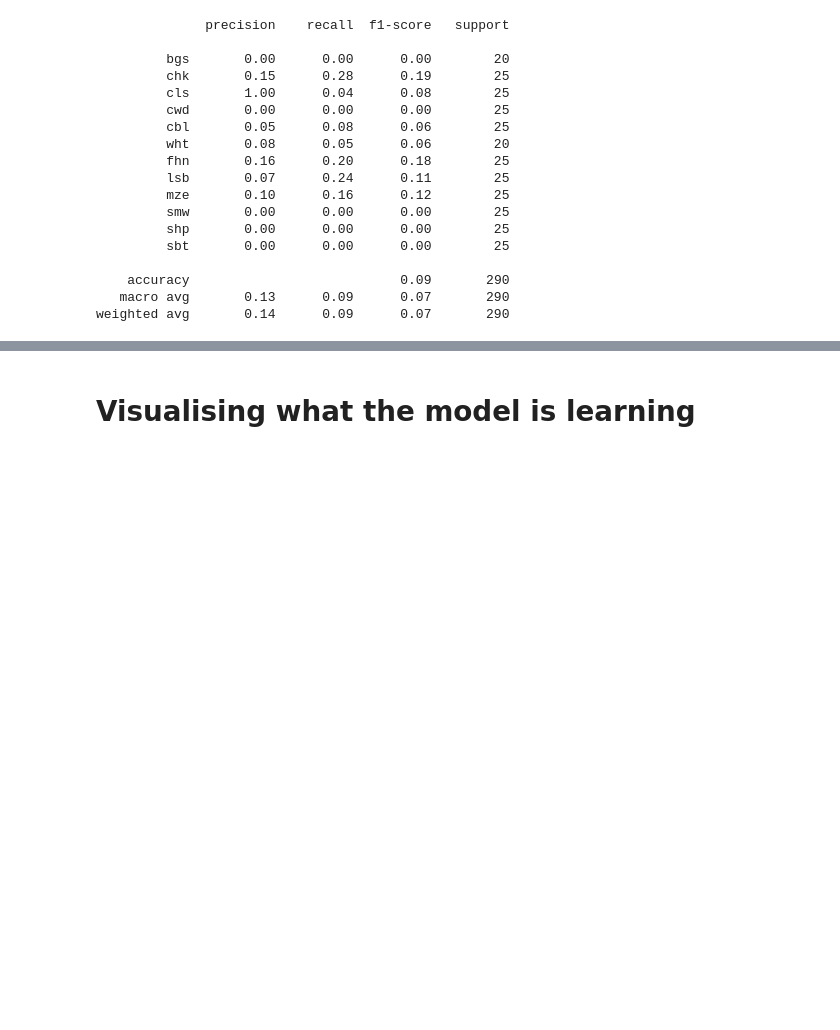
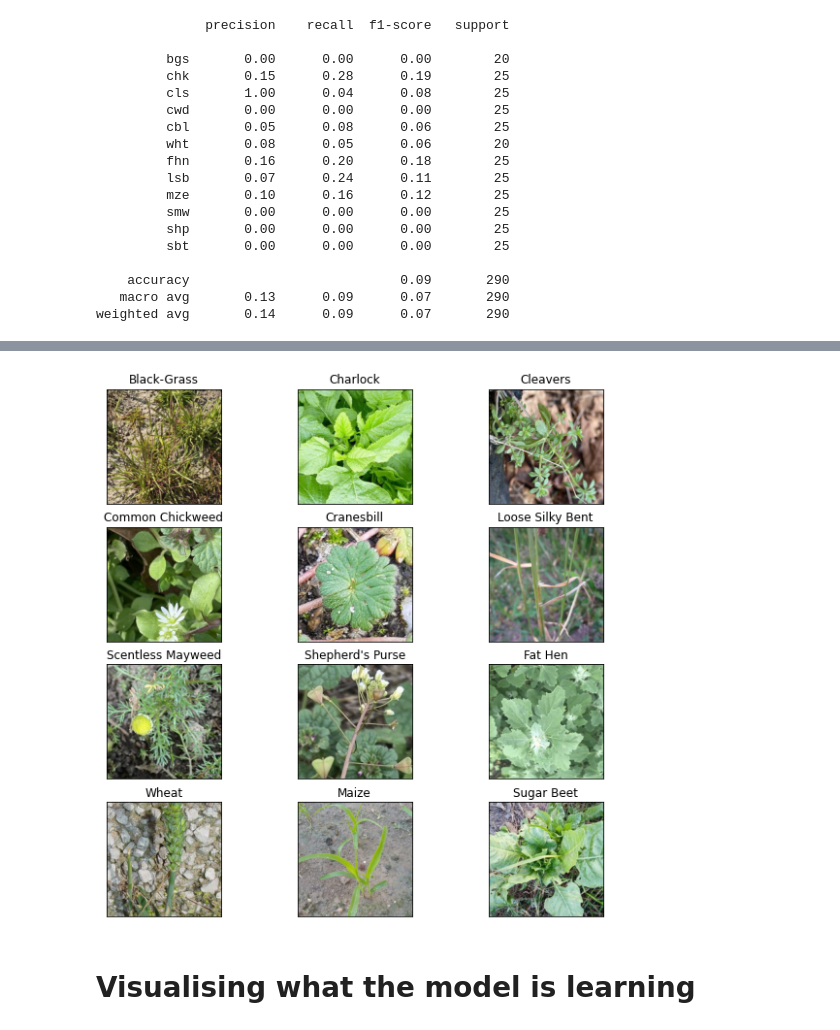
Before and after one commit to FlorenceGalliers/C7082-assignment, a Jupyter notebook: scripts/final-model.ipynb, the cells around one changed output, grey strips where cells are left out. Saved outputs shown, nothing was run; the diff lists cells and outputs as text; code cells hidden in the pictures; blank space fills up the shorter version.

```diff
--- a/scripts/final-model.ipynb
+++ b/scripts/final-model.ipynb
@@ -465,3 +467,95 @@ weighted avg       0.14      0.09      0.07       290
+# %%
+from PIL import Image
+# Looking at a sample of GBIF Images
+fig = plt.figure(figsize=(10, 10))
+# Image 1 - Black Grass
+im1 = fig.add_subplot(4, 3, 1)
+im1.set_title("Black-Grass")
+im1.set_xticks([])
+im1.set_yticks([])
+pil_img = Image.open(os.path.join(new_path, 'bgs', '10.jpg'))
+im1.imshow(pil_img)
+# Image 2 - Chickweed
+im2 = fig.add_subplot(4, 3, 2)
+im2.set_title("Charlock")
+im2.set_xticks([])
+im2.set_yticks([])
+pil_img = Image.open(os.path.join(new_path, 'chk', '10.jpg'))
+im2.imshow(pil_img)
+# Image 3 - Cleavers
+im3 = fig.add_subplot(4, 3, 3)
+im3.set_title("Cleavers")
+im3.set_xticks([])
+im3.set_yticks([])
+pil_img = Image.open(os.path.join(new_path, 'cls', '10.jpg'))
+im3.imshow(pil_img)
+
+im4 = fig.add_subplot(4, 3, 4)
+im4.set_title("Common Chickweed")
+im4.set_xticks([])
+im4.set_yticks([])
+pil_img = Image.open(os.path.join(new_path, 'cwd', '10.jpg'))
+im4.imshow(pil_img)
+
+im5 = fig.add_subplot(4, 3, 5)
+im5.set_title("Cranesbill")
+im5.set_xticks([])
+im5.set_yticks([])
+pil_img = Image.open(os.path.join(new_path, 'cbl', '10.jpg'))
+im5.imshow(pil_img)
+
+im6 = fig.add_subplot(4, 3, 6)
+im6.set_title("Loose Silky Bent")
+im6.set_xticks([])
+im6.set_yticks([])
+pil_img = Image.open(os.path.join(new_path, 'lsb', '10.jpg'))
+im6.imshow(pil_img)
+
+im7 = fig.add_subplot(4, 3, 7)
+im7.set_title("Scentless Mayweed")
+im7.set_xticks([])
+im7.set_yticks([])
+pil_img = Image.open(os.path.join(new_path, 'smw', '10.jpg'))
+im7.imshow(pil_img)
+
+im8 = fig.add_subplot(4, 3, 8)
+im8.set_title("Shepherd's Purse")
+im8.set_xticks([])
+im8.set_yticks([])
+pil_img = Image.open(os.path.join(new_path, 'shp', '10.jpg'))
+im8.imshow(pil_img)
+
+im9 = fig.add_subplot(4, 3, 9)
+im9.set_title("Fat Hen")
+im9.set_xticks([])
+im9.set_yticks([])
+pil_img = Image.open(os.path.join(new_path, 'fhn', '10.jpg'))
+im9.imshow(pil_img)
+
+im10 = fig.add_subplot(4, 3, 10)
+im10.set_title("Wheat")
+im10.set_xticks([])
+im10.set_yticks([])
+pil_img = Image.open(os.path.join(new_path, 'wht', '10.jpg'))
+im10.imshow(pil_img)
+
+im11 = fig.add_subplot(4, 3, 11)
+im11.set_title("Maize")
+im11.set_xticks([])
+im11.set_yticks([])
+pil_img = Image.open(os.path.join(new_path, 'mze', '10.jpg'))
+im11.imshow(pil_img)
+
+im12 = fig.add_subplot(4, 3, 12)
+im12.set_title("Sugar Beet")
+im12.set_xticks([])
+im12.set_yticks([])
+pil_img = Image.open(os.path.join(new_path, 'sbt', '10.jpg'))
+im12.imshow(pil_img)
+
+fig.savefig("saved_images.jpg", bbox_inches='tight')
+# %% [output]
+[figure, added]
 # %% [markdown]
 # Visualising what the model is learning
 # %%
```
Also changed, not shown: parts of 1 cell of this notebook, 3 other files.
